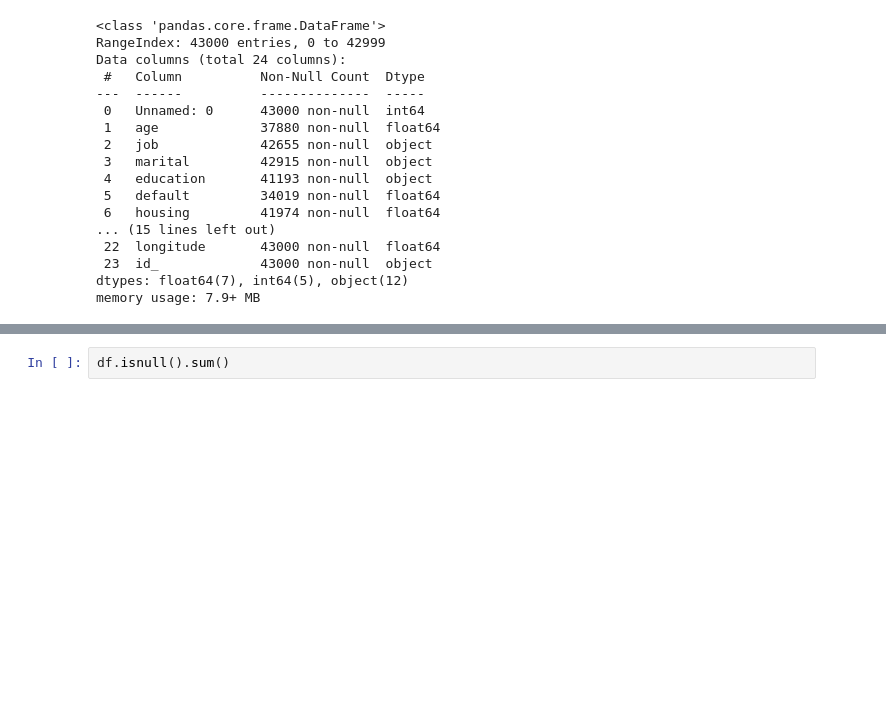
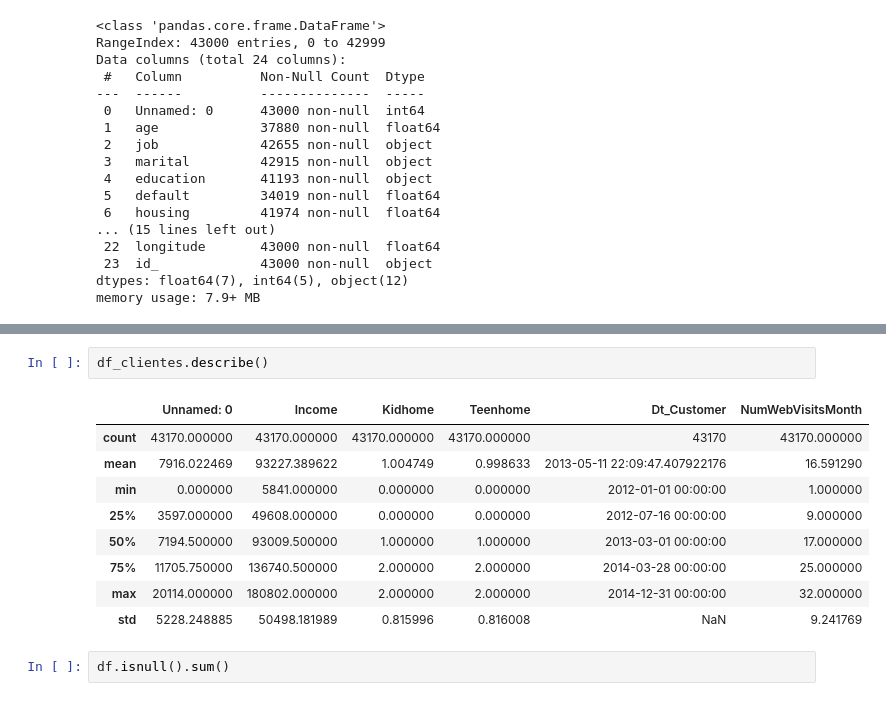
Before and after one commit to SofiaConsoli/proyecto_EDA_python, a Jupyter notebook: notebooks/analisis_eda.ipynb, the cells around one changed output, grey strips where cells are left out. Saved outputs shown, nothing was run; the diff lists cells and outputs as text; blank space fills up the shorter version.

```diff
--- a/notebooks/analisis_eda.ipynb
+++ b/notebooks/analisis_eda.ipynb
@@ -67,6 +93,18 @@ df.describe()
 | 50% | 20642.500000 | 38.000000 | 0.000000 | 1.000000 | 0.000000 | 179.000000 | 2.000000 | 999.000000 | 0.000000 | 1.100000 | ... |
 | 75% | 30930.250000 | 47.000000 | 0.000000 | 1.000000 | 0.000000 | 319.000000 | 3.000000 | 999.000000 | 0.000000 | 1.400000 | ... |
 | max | 41187.000000 | 98.000000 | 1.000000 | 1.000000 | 1.000000 | 4918.000000 | 56.000000 | 999.000000 | 7.000000 | 1.400000 | ... |
+# %%
+df_clientes.describe()
+# %% [output]
+|  | Unnamed: 0 | Income | Kidhome | Teenhome | Dt_Customer | NumWebVisitsMonth |
+| count | 43170.000000 | 43170.000000 | 43170.000000 | 43170.000000 | 43170 | 43170.000000 |
+| mean | 7916.022469 | 93227.389622 | 1.004749 | 0.998633 | 2013-05-11 22:09:47.407922176 | 16.591290 |
+| min | 0.000000 | 5841.000000 | 0.000000 | 0.000000 | 2012-01-01 00:00:00 | 1.000000 |
+| 25% | 3597.000000 | 49608.000000 | 0.000000 | 0.000000 | 2012-07-16 00:00:00 | 9.000000 |
+| 50% | 7194.500000 | 93009.500000 | 1.000000 | 1.000000 | 2013-03-01 00:00:00 | 17.000000 |
+| 75% | 11705.750000 | 136740.500000 | 2.000000 | 2.000000 | 2014-03-28 00:00:00 | 25.000000 |
+| max | 20114.000000 | 180802.000000 | 2.000000 | 2.000000 | 2014-12-31 00:00:00 | 32.000000 |
+| std | 5228.248885 | 50498.181989 | 0.815996 | 0.816008 | NaN | 9.241769 |
 # %%
 df.isnull().sum()
 # %% [output]
```
Also changed, not shown: parts of 22 cells of this notebook.
